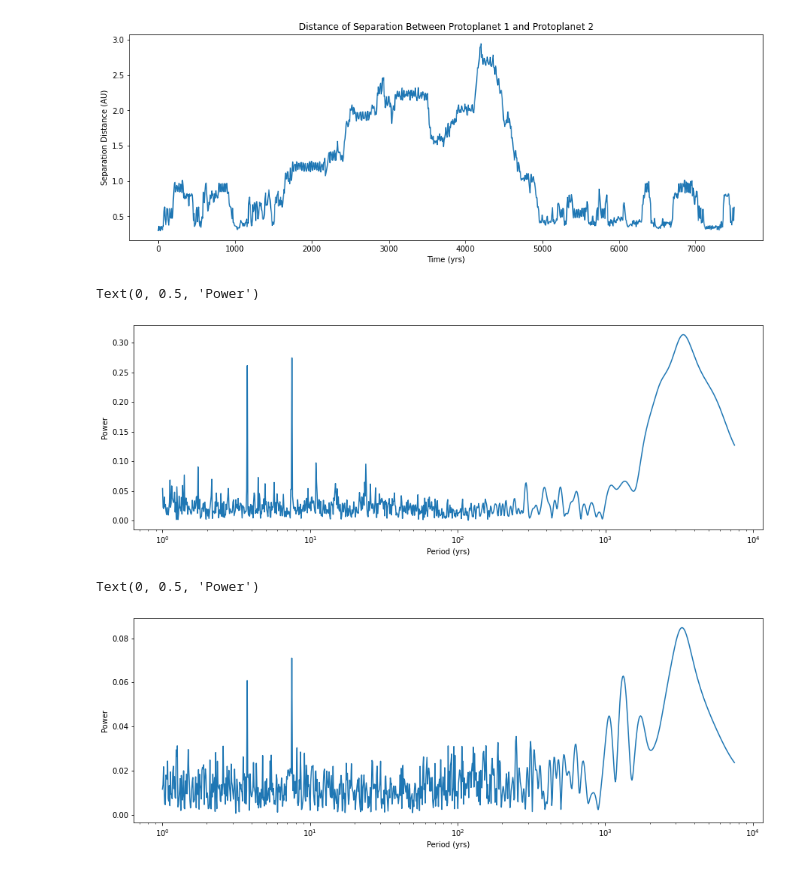
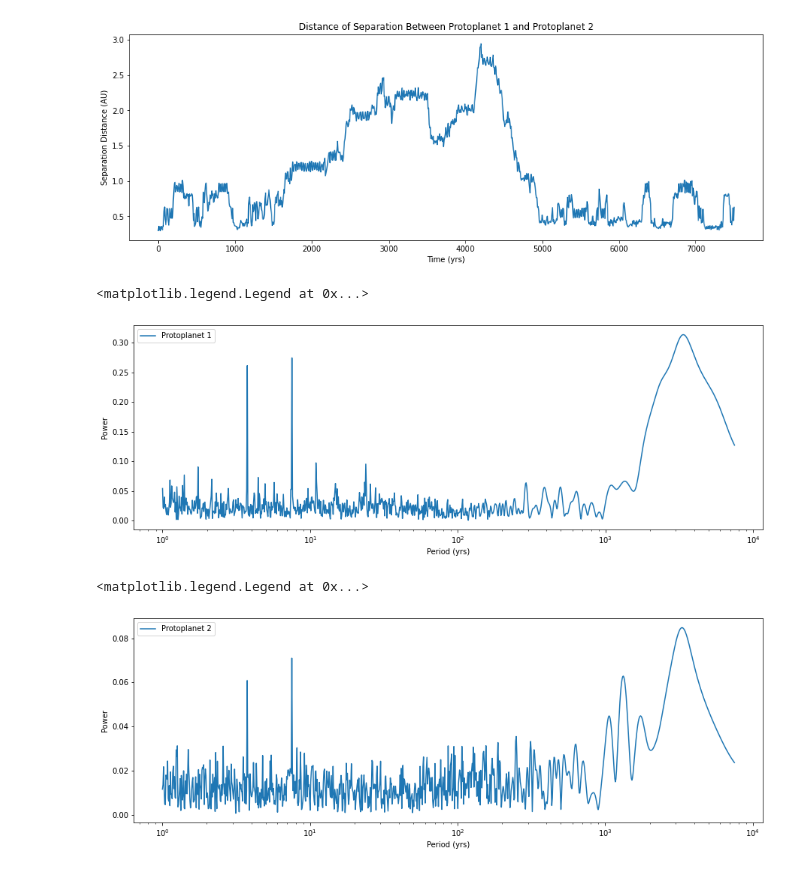
Before and after one commit to SudatKhan/astro_390, a Jupyter notebook: AST390_FINALPROJECT.ipynb, the cells around one changed output. Cells and saved outputs as stored; diff of their text form; code cells hidden in the pictures.

```diff
--- a/AST390_FINALPROJECT.ipynb
+++ b/AST390_FINALPROJECT.ipynb
@@ -156,19 +156,20 @@ Text(0.5, 1.0, 'Distance of Separation Between Protoplanet 1 and Protoplanet 2')
 # %%
 logPmin = np.log10(1)
 logPmax = np.log10(tmax)
 Ps = np.logspace(logPmin,logPmax,1000)
 ws = np.asarray([2*np.pi/P for P in Ps])
 
 periodogram = signal.lombscargle(times,x1,ws)
 
 fig = plt.figure(figsize=(15,5))
-plt.plot(Ps,np.sqrt(4*periodogram/10000))
+plt.plot(Ps,np.sqrt(4*periodogram/10000), label = 'Protoplanet 1')
 plt.xscale('log')
 plt.xlabel("Period (yrs)")
 plt.ylabel("Power")
+plt.legend()
 # %% [output]
-Text(0, 0.5, 'Power')
+<matplotlib.legend.Legend at 0x...>
-[figure, old version]
+[figure, new version]
 # %%
 logPmin = np.log10(1)
 logPmax = np.log10(tmax)
@@ -178,10 +179,11 @@ ws = np.asarray([2*np.pi/P for P in Ps])
 periodogram = signal.lombscargle(times,x2,ws)
 
 fig = plt.figure(figsize=(15,5))
-plt.plot(Ps,np.sqrt(4*periodogram/10000))
+plt.plot(Ps,np.sqrt(4*periodogram/10000), label = 'Protoplanet 2')
 plt.xscale('log')
 plt.xlabel("Period (yrs)")
 plt.ylabel("Power")
+plt.legend()
 # %% [output]
-Text(0, 0.5, 'Power')
+<matplotlib.legend.Legend at 0x...>
-[figure, old version]
+[figure, new version]
```
